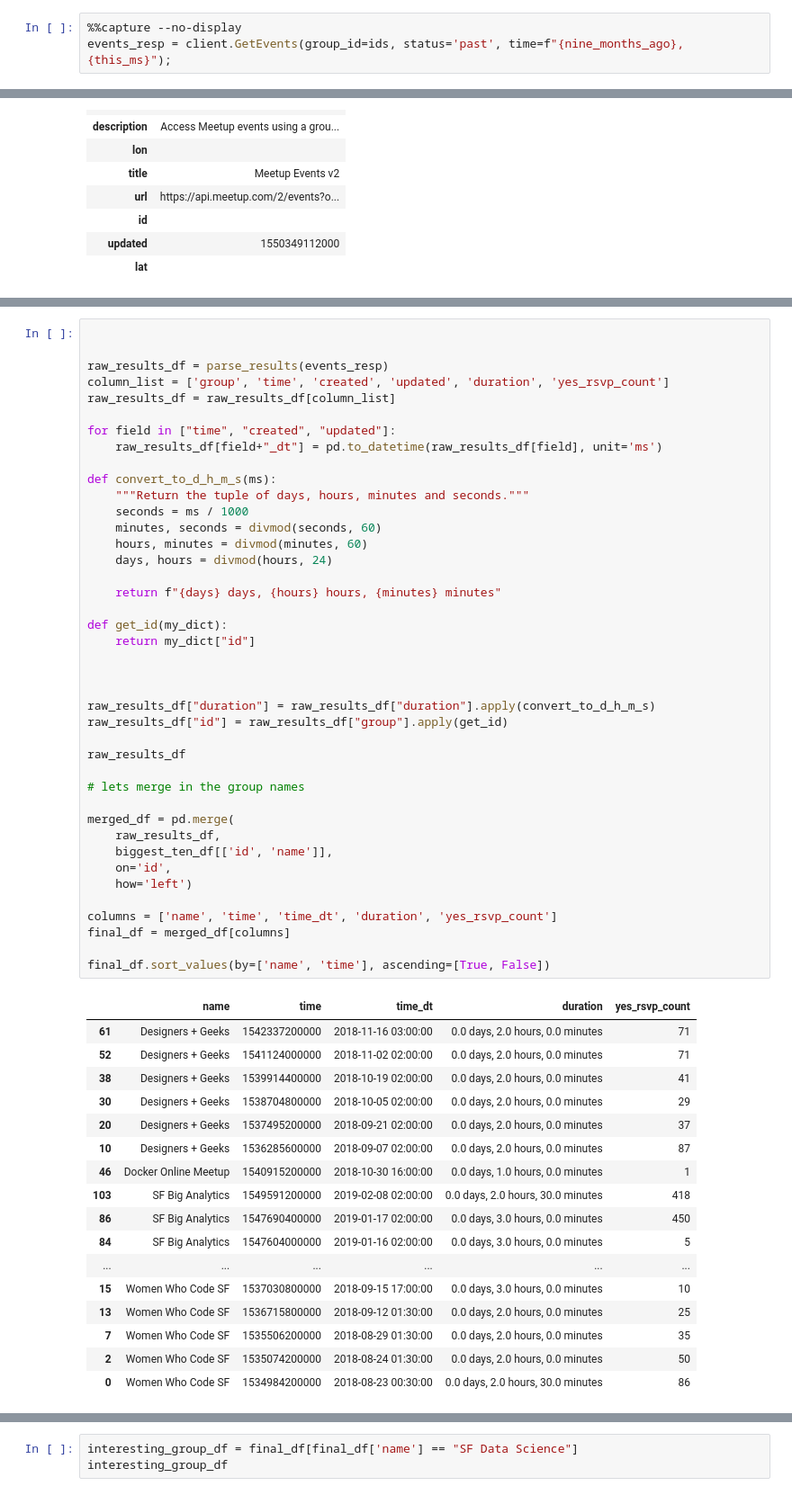
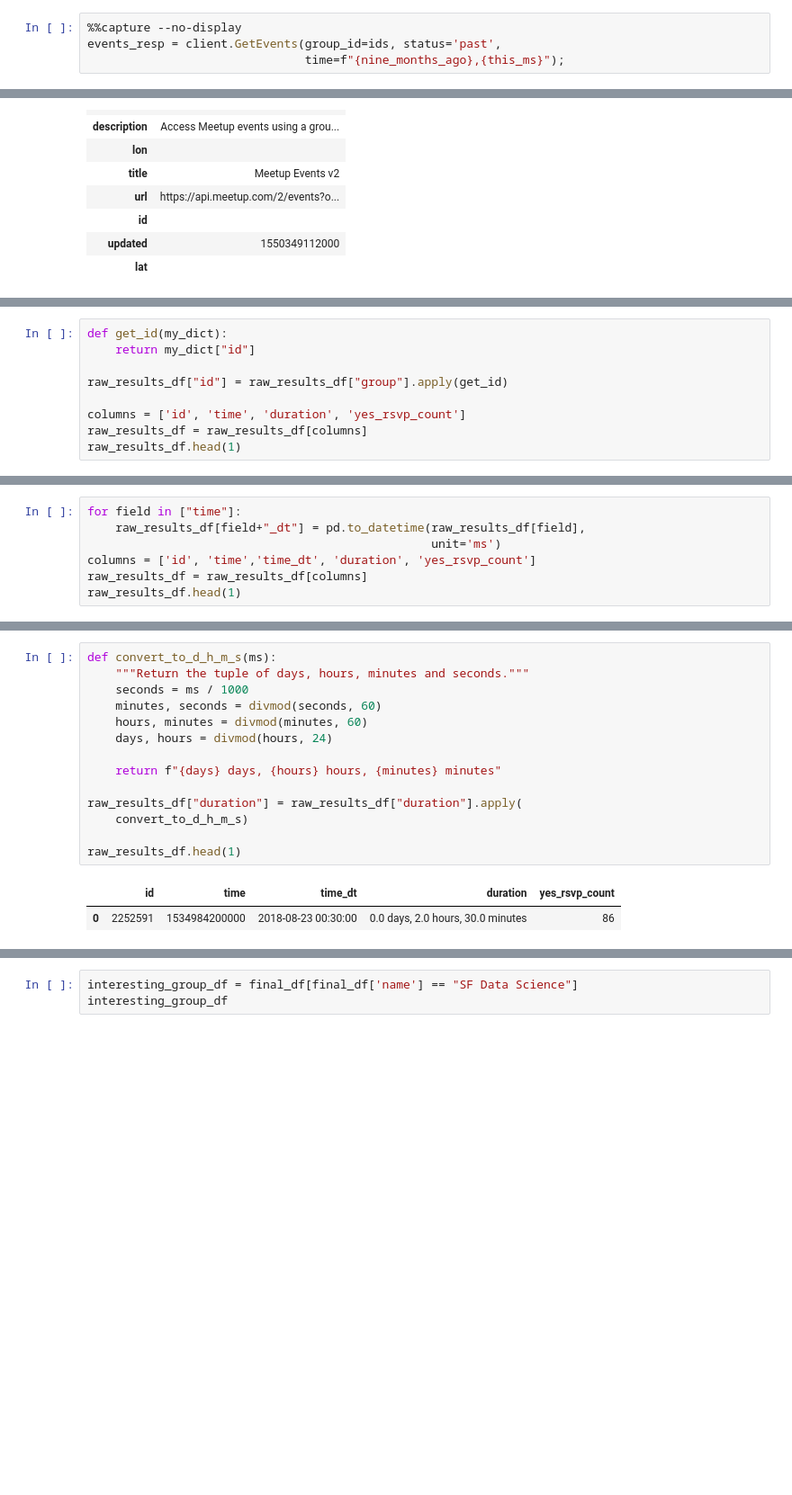
Before and after one commit to redpanda-ai/datascience_challenges, a Jupyter notebook: 01_explore_meetup_api/explore_sf_meetups.ipynb, the cells around one changed output, grey strips where cells are left out. Shown at 90% size. Drawn from its saved outputs; the diff is of its cells as text; blank space fills up the shorter version.

```diff
--- a/01_explore_meetup_api/explore_sf_meetups.ipynb
+++ b/01_explore_meetup_api/explore_sf_meetups.ipynb
@@ -412,6 +405,7 @@ Now: 1550463793619, nine months ago: 1534911793619
 # %%
 %%capture --no-display
-events_resp = client.GetEvents(group_id=ids, status='past', time=f"{nine_months_ago},{this_ms}");
+events_resp = client.GetEvents(group_id=ids, status='past',
+                               time=f"{nine_months_ago},{this_ms}");
 # %%
 parse_meta(events_resp)
 # %% [output]
@@ -430,0 +449,9 @@ parse_meta(events_resp)
+# %%
+def get_id(my_dict):
+    return my_dict["id"]
+
+raw_results_df["id"] = raw_results_df["group"].apply(get_id)
+
+columns = ['id', 'time', 'duration', 'yes_rsvp_count']
+raw_results_df = raw_results_df[columns]
+raw_results_df.head(1)
@@ -430,0 +465,7 @@ parse_meta(events_resp)
+# %%
+for field in ["time"]:
+    raw_results_df[field+"_dt"] = pd.to_datetime(raw_results_df[field],
+                                                 unit='ms')
+columns = ['id', 'time','time_dt', 'duration', 'yes_rsvp_count']
+raw_results_df = raw_results_df[columns]
+raw_results_df.head(1)
@@ -431,59 +479,17 @@ parse_meta(events_resp)
 # %%
-
-
-raw_results_df = parse_results(events_resp)
-column_list = ['group', 'time', 'created', 'updated', 'duration', 'yes_rsvp_count']
-raw_results_df = raw_results_df[column_list]
-
-for field in ["time", "created", "updated"]:
-    raw_results_df[field+"_dt"] = pd.to_datetime(raw_results_df[field], unit='ms')
-
 def convert_to_d_h_m_s(ms):
     """Return the tuple of days, hours, minutes and seconds."""
     seconds = ms / 1000
     minutes, seconds = divmod(seconds, 60)
     hours, minutes = divmod(minutes, 60)
     days, hours = divmod(hours, 24)
 
     return f"{days} days, {hours} hours, {minutes} minutes"
 
-def get_id(my_dict):
-    return my_dict["id"]
+raw_results_df["duration"] = raw_results_df["duration"].apply(
+    convert_to_d_h_m_s)
 
-
-
-raw_results_df["duration"] = raw_results_df["duration"].apply(convert_to_d_h_m_s)
-raw_results_df["id"] = raw_results_df["group"].apply(get_id)
-
-raw_results_df
-
-# lets merge in the group names
-
-merged_df = pd.merge(
-    raw_results_df,
-    biggest_ten_df[['id', 'name']],
-    on='id',
-    how='left')
-
-columns = ['name', 'time', 'time_dt', 'duration', 'yes_rsvp_count']
-final_df = merged_df[columns]
-
-final_df.sort_values(by=['name', 'time'], ascending=[True, False])
+raw_results_df.head(1)
 # %% [output]
-|  | name | time | time_dt | duration | yes_rsvp_count |
-| 61 | Designers + Geeks | 1542337200000 | 2018-11-16 03:00:00 | 0.0 days, 2.0 hours, 0.0 minutes | 71 |
-| 52 | Designers + Geeks | 1541124000000 | 2018-11-02 02:00:00 | 0.0 days, 2.0 hours, 0.0 minutes | 71 |
-| 38 | Designers + Geeks | 1539914400000 | 2018-10-19 02:00:00 | 0.0 days, 2.0 hours, 0.0 minutes | 41 |
-| 30 | Designers + Geeks | 1538704800000 | 2018-10-05 02:00:00 | 0.0 days, 2.0 hours, 0.0 minutes | 29 |
-| 20 | Designers + Geeks | 1537495200000 | 2018-09-21 02:00:00 | 0.0 days, 2.0 hours, 0.0 minutes | 37 |
-| 10 | Designers + Geeks | 1536285600000 | 2018-09-07 02:00:00 | 0.0 days, 2.0 hours, 0.0 minutes | 87 |
-| 46 | Docker Online Meetup | 1540915200000 | 2018-10-30 16:00:00 | 0.0 days, 1.0 hours, 0.0 minutes | 1 |
-| 103 | SF Big Analytics | 1549591200000 | 2019-02-08 02:00:00 | 0.0 days, 2.0 hours, 30.0 minutes | 418 |
-| 86 | SF Big Analytics | 1547690400000 | 2019-01-17 02:00:00 | 0.0 days, 3.0 hours, 0.0 minutes | 450 |
-| 84 | SF Big Analytics | 1547604000000 | 2019-01-16 02:00:00 | 0.0 days, 3.0 hours, 0.0 minutes | 5 |
-| ... | ... | ... | ... | ... | ... |
-| 15 | Women Who Code SF | 1537030800000 | 2018-09-15 17:00:00 | 0.0 days, 3.0 hours, 0.0 minutes | 10 |
-| 13 | Women Who Code SF | 1536715800000 | 2018-09-12 01:30:00 | 0.0 days, 2.0 hours, 0.0 minutes | 25 |
-| 7 | Women Who Code SF | 1535506200000 | 2018-08-29 01:30:00 | 0.0 days, 2.0 hours, 0.0 minutes | 35 |
-| 2 | Women Who Code SF | 1535074200000 | 2018-08-24 01:30:00 | 0.0 days, 2.0 hours, 0.0 minutes | 50 |
-| 0 | Women Who Code SF | 1534984200000 | 2018-08-23 00:30:00 | 0.0 days, 2.0 hours, 30.0 minutes | 86 |
+|  | id | time | time_dt | duration | yes_rsvp_count |
+| 0 | 2252591 | 1534984200000 | 2018-08-23 00:30:00 | 0.0 days, 2.0 hours, 30.0 minutes | 86 |
```
Also changed, not shown: parts of 33 cells of this notebook.
